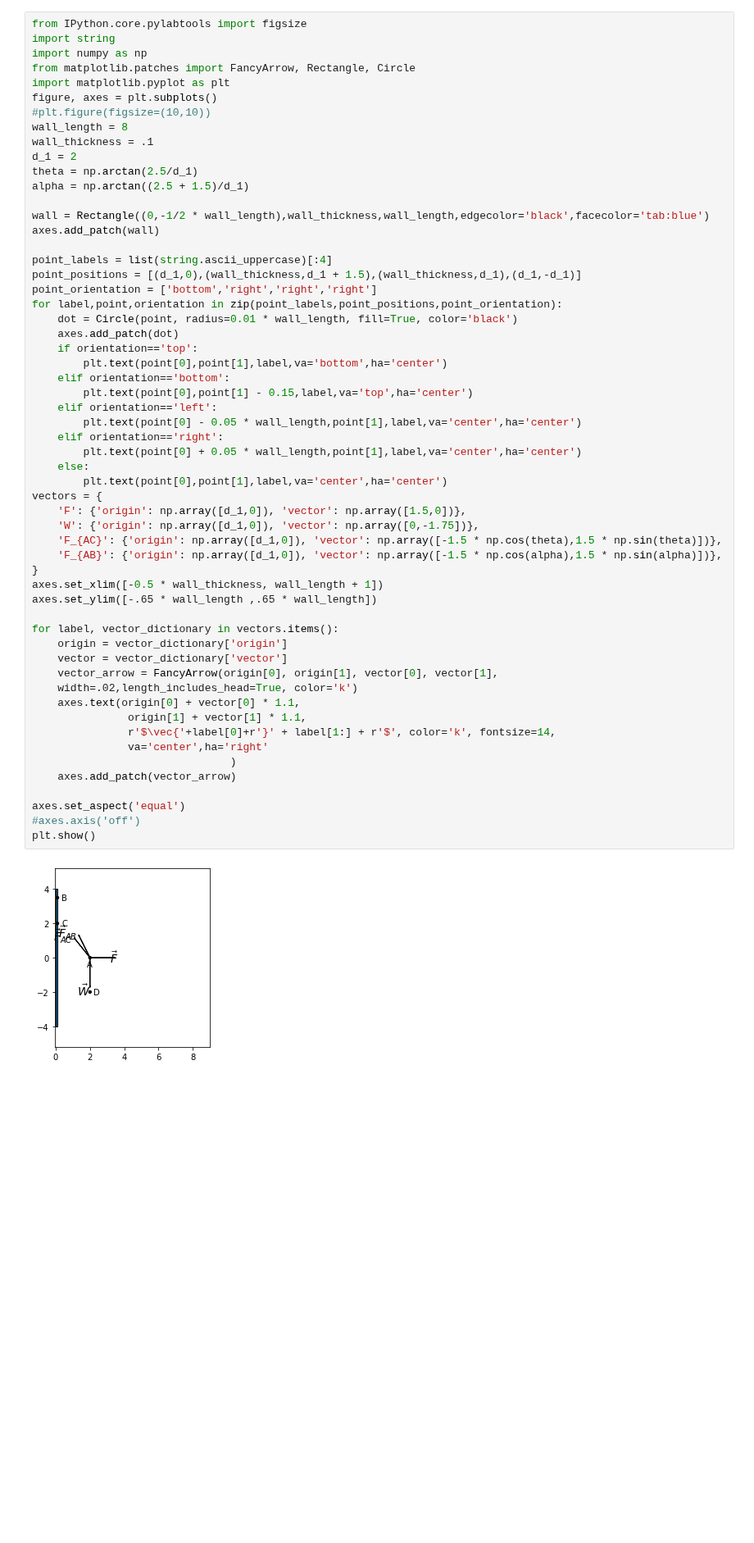
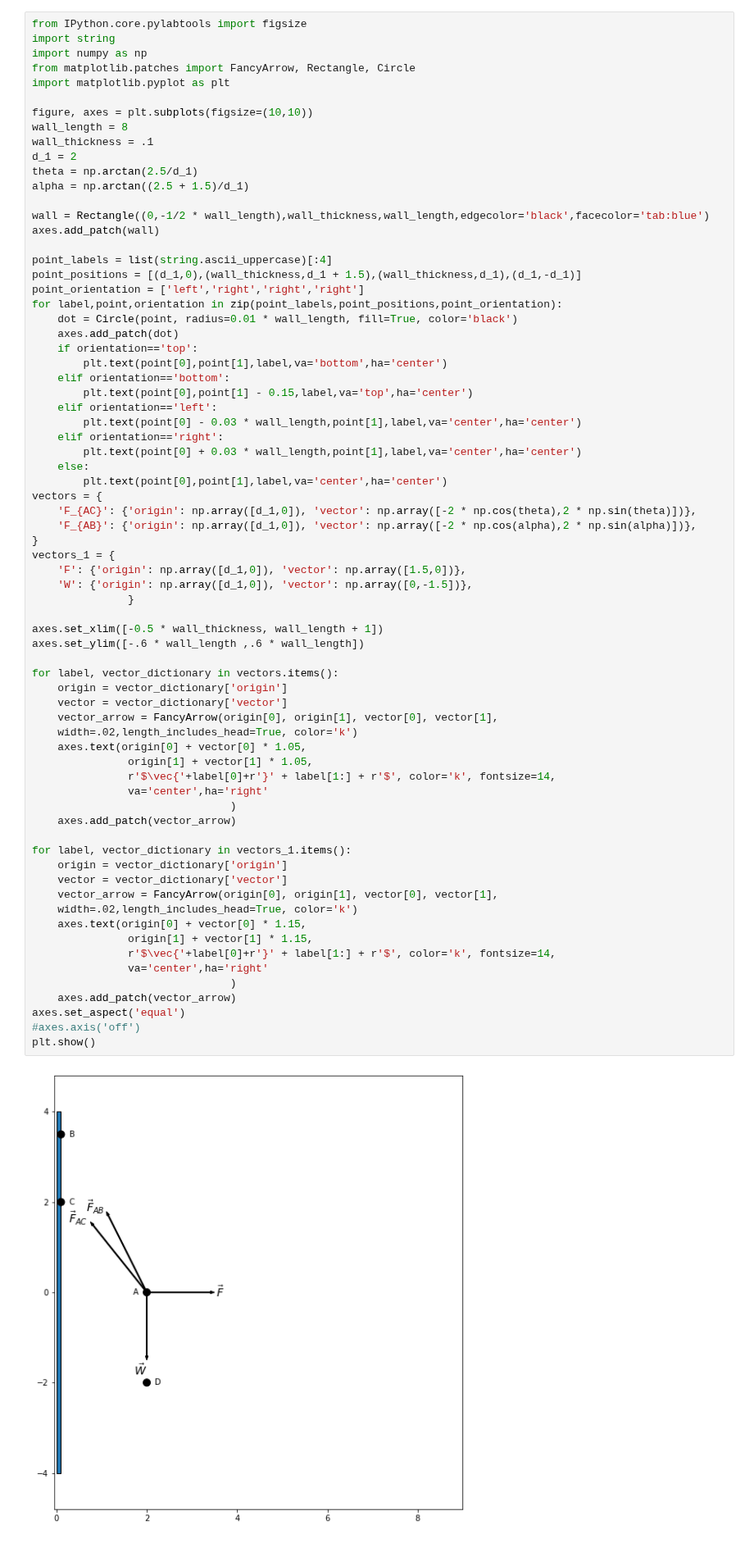
Before and after one commit to michaelhotchkiss/Statics, a Jupyter notebook: Chapter 3 - Equilibrium of a Particle.ipynb, the cells around one changed output. Shown at 82% size. Cells and saved outputs as stored; diff of their text form; blank space fills up the shorter version.

Commit message:
diagrams

```diff
--- a/Chapter 3 - Equilibrium of a Particle.ipynb
+++ b/Chapter 3 - Equilibrium of a Particle.ipynb
@@ -37,8 +37,8 @@ import string
 import numpy as np
 from matplotlib.patches import FancyArrow, Rectangle, Circle
 import matplotlib.pyplot as plt
-figure, axes = plt.subplots()
-#plt.figure(figsize=(10,10))
+
+figure, axes = plt.subplots(figsize=(10,10))
 wall_length = 8
 wall_thickness = .1
 d_1 = 2
@@ -50,46 +50,60 @@ axes.add_patch(wall)
 
 point_labels = list(string.ascii_uppercase)[:4]
 point_positions = [(d_1,0),(wall_thickness,d_1 + 1.5),(wall_thickness,d_1),(d_1,-d_1)]
-point_orientation = ['bottom','right','right','right']
+point_orientation = ['left','right','right','right']
 for label,point,orientation in zip(point_labels,point_positions,point_orientation):
     dot = Circle(point, radius=0.01 * wall_length, fill=True, color='black')
     axes.add_patch(dot)
     if orientation=='top':
         plt.text(point[0],point[1],label,va='bottom',ha='center')
     elif orientation=='bottom':
         plt.text(point[0],point[1] - 0.15,label,va='top',ha='center')
     elif orientation=='left':
-        plt.text(point[0] - 0.05 * wall_length,point[1],label,va='center',ha='center')
+        plt.text(point[0] - 0.03 * wall_length,point[1],label,va='center',ha='center')
     elif orientation=='right':
-        plt.text(point[0] + 0.05 * wall_length,point[1],label,va='center',ha='center')
+        plt.text(point[0] + 0.03 * wall_length,point[1],label,va='center',ha='center')
     else:
         plt.text(point[0],point[1],label,va='center',ha='center')
 vectors = {
+    'F_{AC}': {'origin': np.array([d_1,0]), 'vector': np.array([-2 * np.cos(theta),2 * np.sin(theta)])},
+    'F_{AB}': {'origin': np.array([d_1,0]), 'vector': np.array([-2 * np.cos(alpha),2 * np.sin(alpha)])},
+}
+vectors_1 = {
     'F': {'origin': np.array([d_1,0]), 'vector': np.array([1.5,0])},
-    'W': {'origin': np.array([d_1,0]), 'vector': np.array([0,-1.75])},
-    'F_{AC}': {'origin': np.array([d_1,0]), 'vector': np.array([-1.5 * np.cos(theta),1.5 * np.sin(theta)])},
-    'F_{AB}': {'origin': np.array([d_1,0]), 'vector': np.array([-1.5 * np.cos(alpha),1.5 * np.sin(alpha)])},
-}
+    'W': {'origin': np.array([d_1,0]), 'vector': np.array([0,-1.5])},
+               }
+
 axes.set_xlim([-0.5 * wall_thickness, wall_length + 1])
-axes.set_ylim([-.65 * wall_length ,.65 * wall_length])
+axes.set_ylim([-.6 * wall_length ,.6 * wall_length])
 
 for label, vector_dictionary in vectors.items():
     origin = vector_dictionary['origin']
     vector = vector_dictionary['vector']
     vector_arrow = FancyArrow(origin[0], origin[1], vector[0], vector[1],
     width=.02,length_includes_head=True, color='k')
-    axes.text(origin[0] + vector[0] * 1.1,
-               origin[1] + vector[1] * 1.1,
+    axes.text(origin[0] + vector[0] * 1.05,
+               origin[1] + vector[1] * 1.05,
                r'$\vec{'+label[0]+r'}' + label[1:] + r'$', color='k', fontsize=14,
                va='center',ha='right'
                                )
     axes.add_patch(vector_arrow)
 
+for label, vector_dictionary in vectors_1.items():
+    origin = vector_dictionary['origin']
+    vector = vector_dictionary['vector']
+    vector_arrow = FancyArrow(origin[0], origin[1], vector[0], vector[1],
+    width=.02,length_includes_head=True, color='k')
+    axes.text(origin[0] + vector[0] * 1.15,
+               origin[1] + vector[1] * 1.15,
+               r'$\vec{'+label[0]+r'}' + label[1:] + r'$', color='k', fontsize=14,
+               va='center',ha='right'
+                               )
+    axes.add_patch(vector_arrow)
 axes.set_aspect('equal')
 #axes.axis('off')
 plt.show()
 # %% [output]
-[figure, old version]
+[figure, new version]
 # %% [markdown]
 ## Solution
 $\begin{array}{ll}
```
Also changed, not shown: parts of 2 cells of this notebook, 3 other files.
